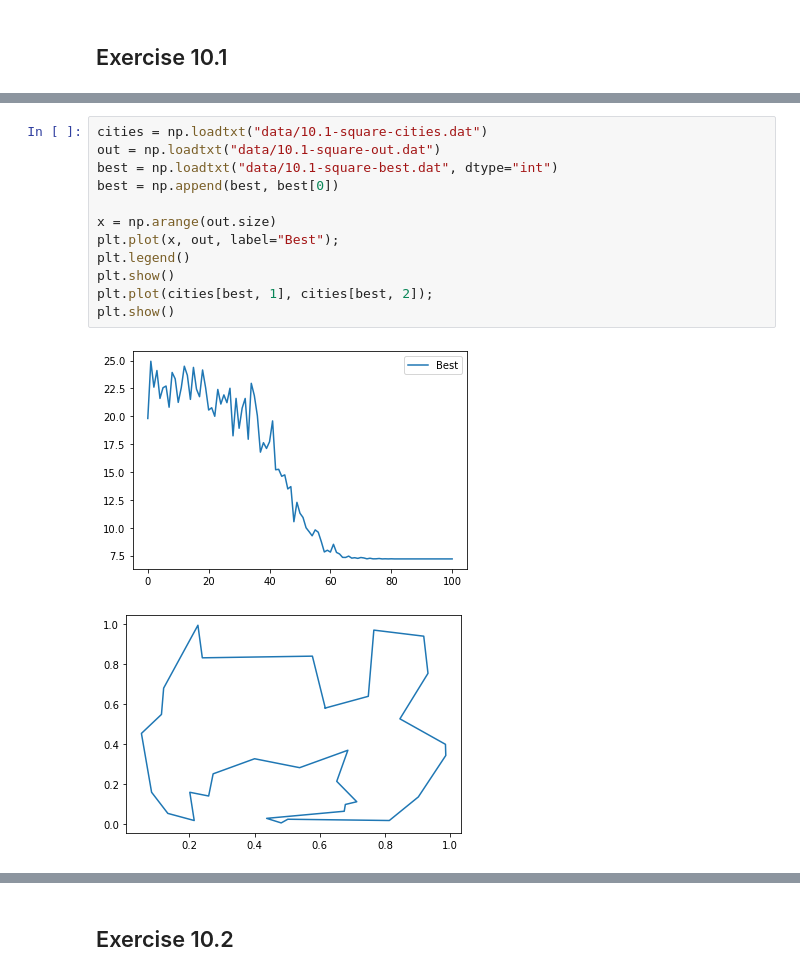
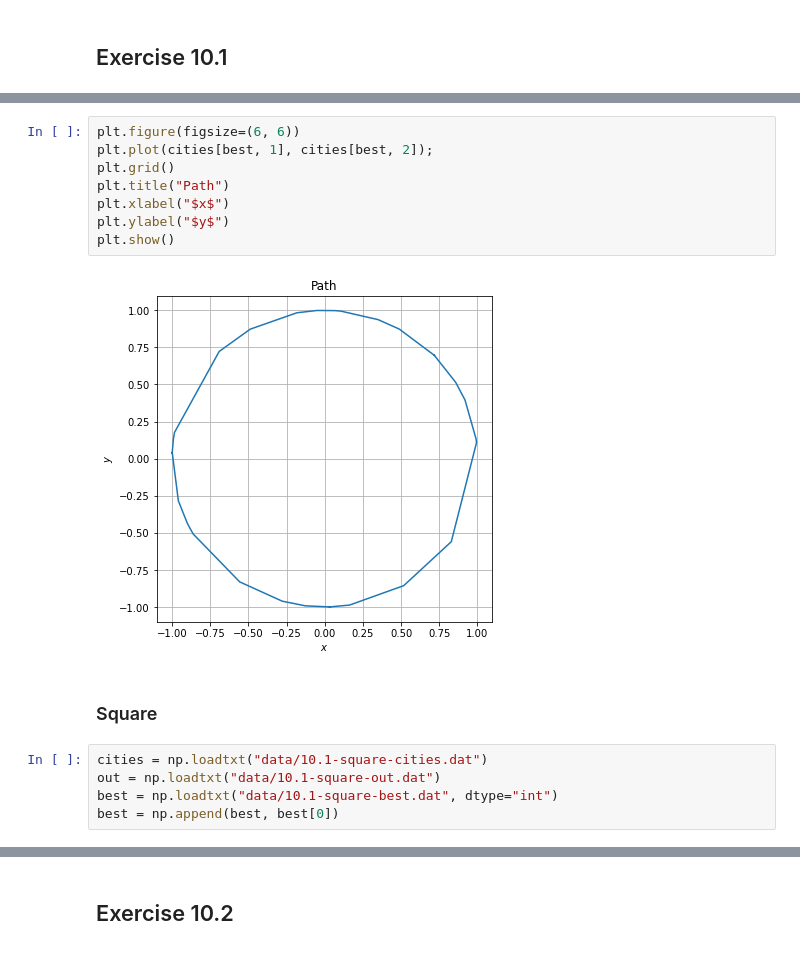
Before and after one commit to teozec/numerical-simulation, a Jupyter notebook: 10/10.ipynb, the cells around one changed output, grey strips where cells are left out. Cells and saved outputs as stored; diff of their text form.

```diff
--- a/10/10.ipynb
+++ b/10/10.ipynb
@@ -31,15 +37,17 @@ plt.show()
+# %%
+plt.figure(figsize=(6, 6))
+plt.plot(cities[best, 1], cities[best, 2]);
+plt.grid()
+plt.title("Path")
+plt.xlabel("$x$")
+plt.ylabel("$y$")
+plt.show()
+# %% [output]
+[figure, added]
+# %% [markdown]
+### Square
 # %%
 cities = np.loadtxt("data/10.1-square-cities.dat")
 out = np.loadtxt("data/10.1-square-out.dat")
 best = np.loadtxt("data/10.1-square-best.dat", dtype="int")
 best = np.append(best, best[0])
-
-x = np.arange(out.size)
-plt.plot(x, out, label="Best");
-plt.legend()
-plt.show()
-plt.plot(cities[best, 1], cities[best, 2]);
-plt.show()
-# %% [output]
-[figure, removed]
-[figure, removed]
```
Also changed, not shown: parts of 15 cells of this notebook, 17 other files.
